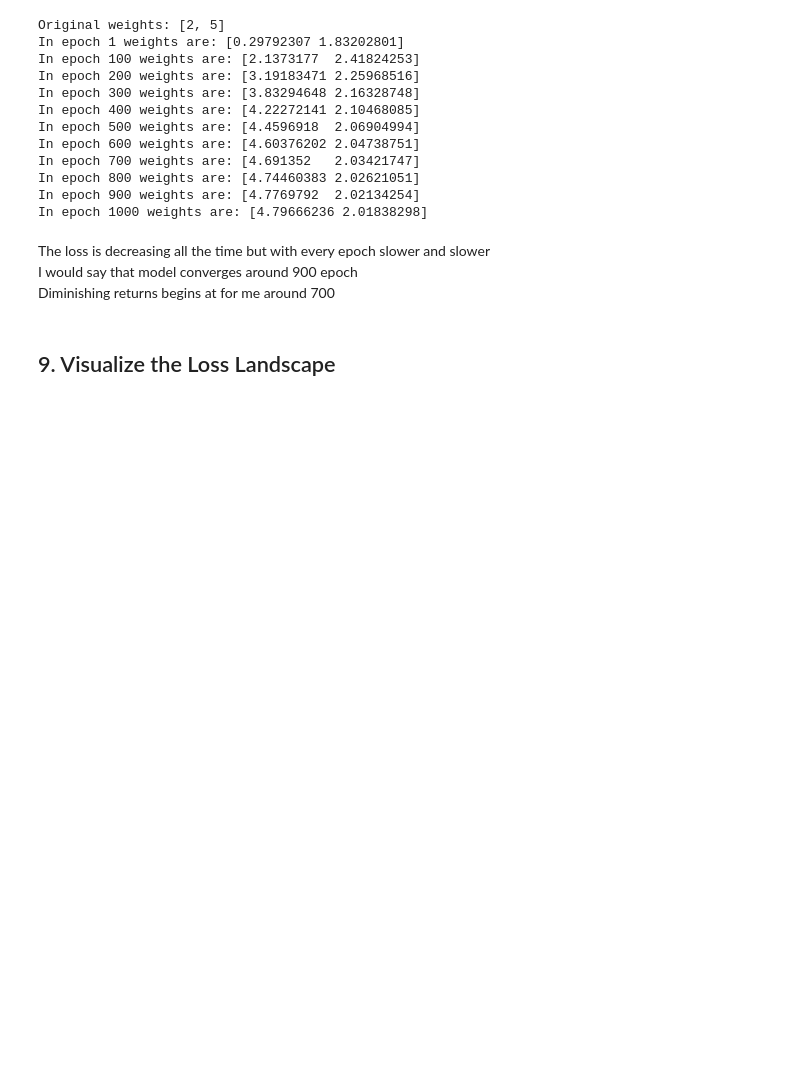
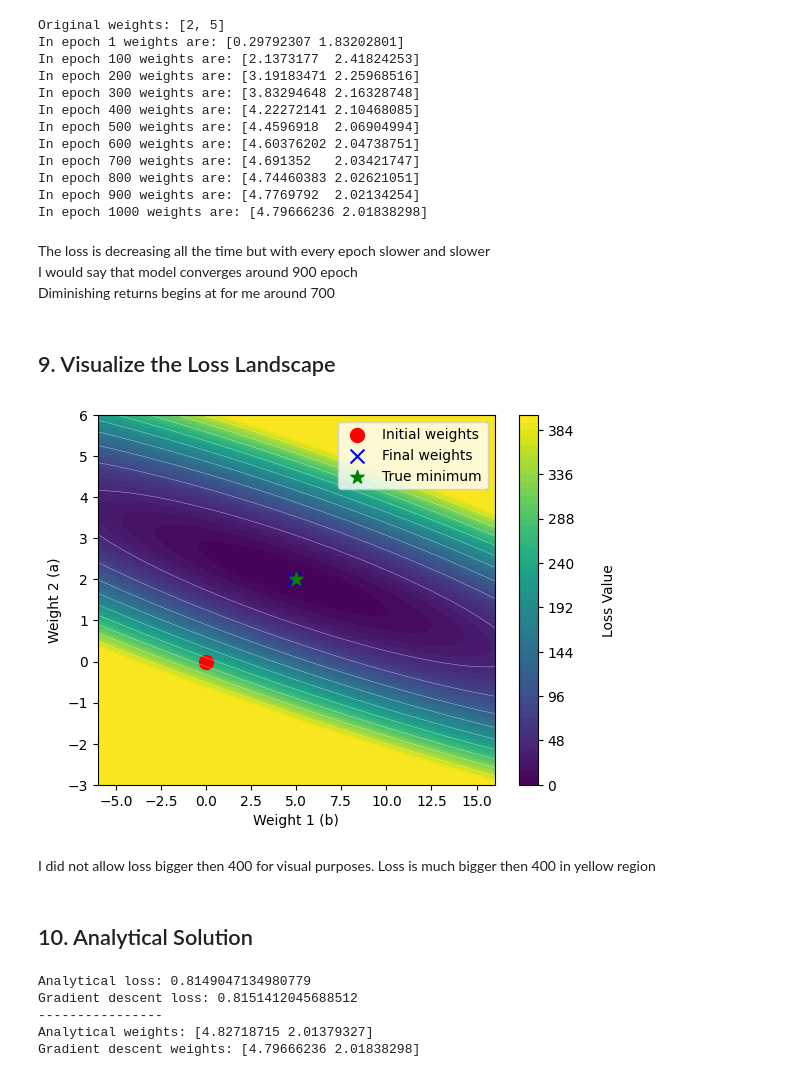
Before and after one commit to Spontaniczny/Stochastic-methods-in-machine-learning, a Jupyter notebook: lab1/lab1.ipynb, the cells around one changed output. Drawn from its saved outputs; the diff is of its cells as text; code cells hidden in the pictures; blank space fills up the shorter version.

```diff
--- a/lab1/lab1.ipynb
+++ b/lab1/lab1.ipynb
@@ -245,9 +245,46 @@ In epoch 700 weights are: [4.691352   2.03421747]
 In epoch 800 weights are: [4.74460383 2.02621051]
 In epoch 900 weights are: [4.7769792  2.02134254]
 In epoch 1000 weights are: [4.79666236 2.01838298]
+# %%
+best_weights = weights_tab[-1]
+best_loss = losses[-1]
 # %% [markdown]
 The loss is decreasing all the time but with every epoch slower and slower \
 I would say that model converges around 900 epoch \
 Diminishing returns begins at for me around 700
 # %% [markdown]
 ## 9. Visualize the Loss Landscape
+# %%
+w1_range = np.linspace(-6, 16, 100) # b
+w2_range = np.linspace(-3, 6, 100)  # a
+# %%
+loss_values = np.zeros((len(w1_range), len(w2_range)))
+for i in range(len(w1_range)):
+    for j in range(len(w2_range)):
+        loss_values[i, j] = min(400, MSE(y, x, np.array([w1_range[i], w2_range[j]])))
+# %%
+initial_weights = (0, 0)
+final_weights = best_weights
+true_minimum = (5, 2)
+
+contour = plt.contourf(w1_range, w2_range, loss_values.T, 50, cmap="viridis")
+contour_lines = plt.contour(w1_range, w2_range, loss_values.T, 10, colors="white", linewidths=0.3, alpha=0.7)
+cbar = plt.colorbar(contour)
+cbar.set_label("Loss Value", rotation=90, labelpad=20)
+
+plt.scatter(initial_weights[0], initial_weights[1], color="red", s=100, marker="o", label="Initial weights")
+plt.scatter(final_weights[0], final_weights[1], color="blue", s=100, marker="x", label="Final weights")
+plt.scatter(true_minimum[0], true_minimum[1], color="green", s=100, marker="*", label="True minimum")
+
+plt.xlabel("Weight 1 (b)")
+plt.ylabel("Weight 2 (a)")
+
+plt.legend(loc="upper right")
+
+plt.show()
+# %% [output]
+[figure, added]
+# %% [markdown]
+I did not allow loss bigger then 400 for visual purposes. Loss is much bigger then 400 in yellow region
+# %% [markdown]
+## 10. Analytical Solution
@@ -253,0 +294,12 @@ Diminishing returns begins at for me around 700
+# %%
+print(f"Analytical loss: {analytical_loss}")
+print(f"Gradient descent loss: {best_loss}")
+print("----------------")
+print(f"Analytical weights: {analytical_weights}")
+print(f"Gradient descent weights: {best_weights}")
+# %% [output]
+Analytical loss: 0.8149047134980779
+Gradient descent loss: 0.8151412045688512
+----------------
+Analytical weights: [4.82718715 2.01379327]
+Gradient descent weights: [4.79666236 2.01838298]
```
Also changed, not shown: parts of 4 cells of this notebook.
